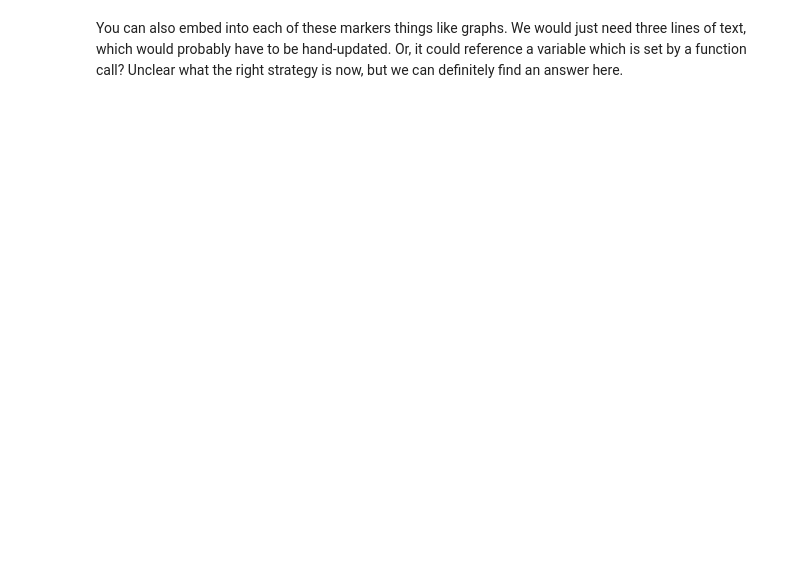
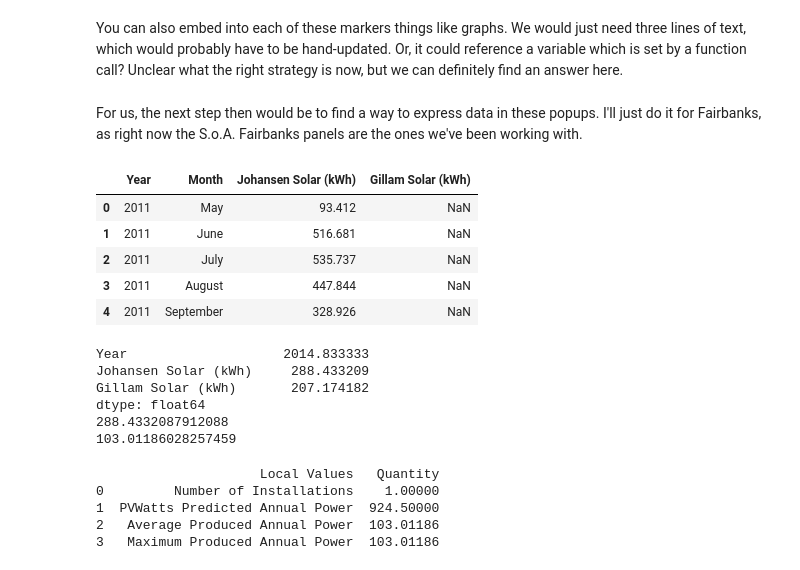
Before and after one commit to acep-uaf/ACEP_solar, a Jupyter notebook: Initial Folium Exploration.ipynb, the cells around one changed output. Cells and saved outputs as stored; diff of their text form; code cells hidden in the pictures; blank space fills up the shorter version.

```diff
--- a/Initial Folium Exploration.ipynb
+++ b/Initial Folium Exploration.ipynb
@@ -56,0 +62,53 @@ You can also embed into each of these markers things like graphs. We would just
+# %% [markdown]
+For us, the next step then would be to find a way to express data in these popups. I'll just do it for Fairbanks, as right now the S.o.A. Fairbanks panels are the ones we've been working with.
+# %%
+#First step is to write the code that pulls in the data. We'll work with pre-formatted data.
+panel_data = pd.read_excel(io = 'spirit_of_alaska_fairbanks_cleaned.xlsx')
+panel_data.head()
+# %% [output]
+|  | Year | Month | Johansen Solar (kWh) | Gillam Solar (kWh) |
+| 0 | 2011 | May | 93.412 | NaN |
+| 1 | 2011 | June | 516.681 | NaN |
+| 2 | 2011 | July | 535.737 | NaN |
+| 3 | 2011 | August | 447.844 | NaN |
+| 4 | 2011 | September | 328.926 | NaN |
+# %%
+#Next, we'll need to generate a representation of the data we want to present as a table, in HTML
+#First step: Calculate the normalized annual production.
+normalized_annual_production = panel_data.mean(axis = 0, skipna = True)
+print(normalized_annual_production)
+print(normalized_annual_production[1])
+#Ok, and the last thing is to normalize by the capacity of the Johansen Solar array - 2.8 kW
+johansen_normalized = normalized_annual_production[1]/2.8
+print(johansen_normalized)
+# %% [output]
+Year                    2014.833333
+Johansen Solar (kWh)     288.433209
+Gillam Solar (kWh)       207.174182
+dtype: float64
+288.4332087912088
+103.01186028257459
+# %%
+#Ok, so we can also use PVWatts to calculate what a similar system should produce in a year.
+#To make it comparable, we'll normalize the predictions based on the installation capacity.
+#We'll simulate a 4 kW system, using normal pvwatts parameters and for Fairbanks AK.
+#Our results is 3,698 kWh per year for a 4 kW DC system.
+pvwatts = 3698
+pvwatts_normalized = pvwatts/4
+
+#Next, we'll make an entry for the number of installations: 1
+number_of_installations = 1
+
+#And finally, make the dataframe we'll use:
+fairbanks_display_dataframe = pd.DataFrame(data = [['Number of Installations', int(number_of_installations)],
+                                                  ['PVWatts Predicted Annual Power', pvwatts_normalized],
+                                                  ['Average Produced Annual Power', johansen_normalized],
+                                                  ['Maximum Produced Annual Power', johansen_normalized]],
+                                           columns = ['Local Values', 'Quantity'])
+print(fairbanks_display_dataframe)
+# %% [output]
+                     Local Values   Quantity
+0         Number of Installations    1.00000
+1  PVWatts Predicted Annual Power  924.50000
+2   Average Produced Annual Power  103.01186
+3   Maximum Produced Annual Power  103.01186
```
Also changed, not shown: parts of 7 cells of this notebook.
